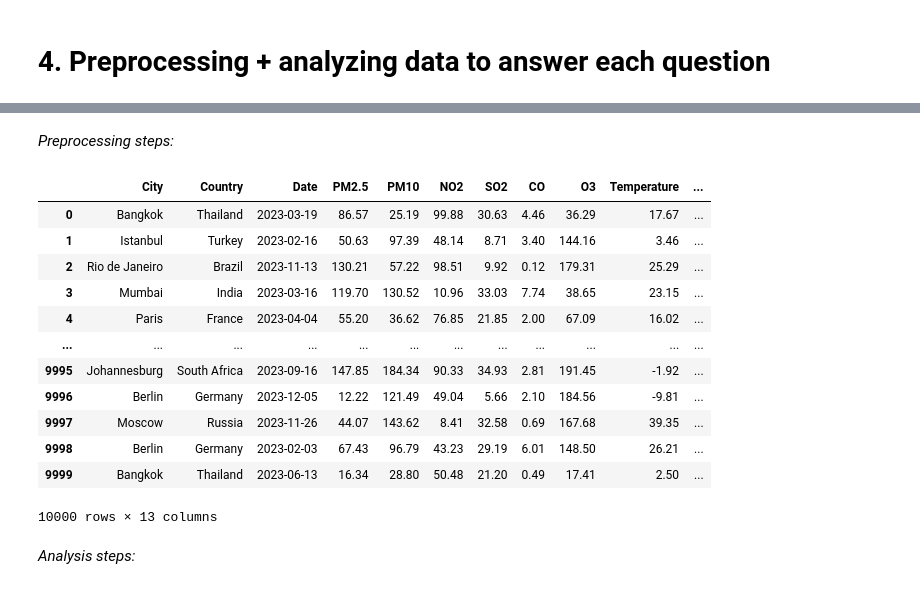
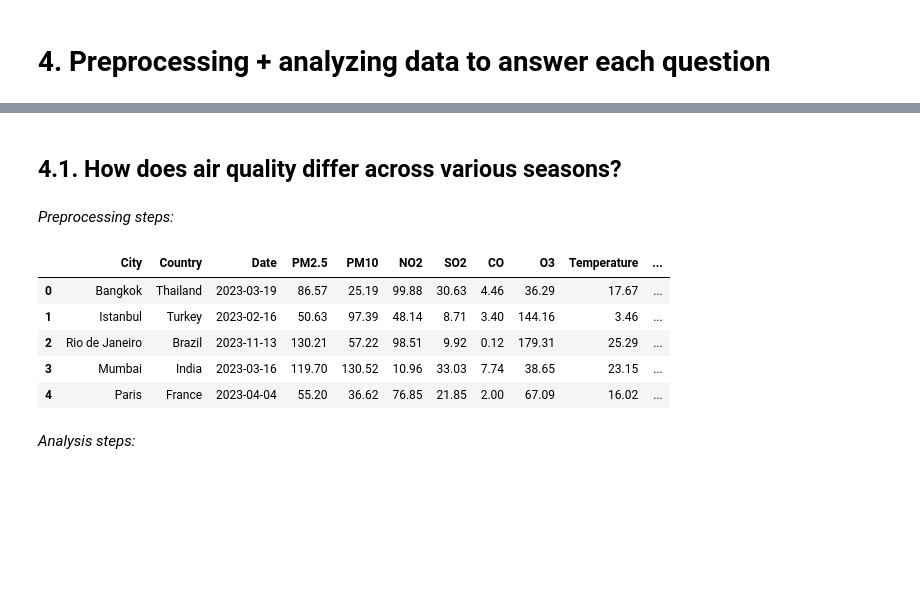
Before and after one commit to mtue04/P4DS-FinalProject-CapyData, a Jupyter notebook: notebooks/question_analyzing.ipynb, the cells around one changed output, grey strips where cells are left out. Saved outputs shown, nothing was run; the diff lists cells and outputs as text; code cells hidden in the pictures; blank space fills up the shorter version.

```diff
--- a/notebooks/question_analyzing.ipynb
+++ b/notebooks/question_analyzing.ipynb
@@ -46,3 +128,5 @@ df
+# %% [markdown]
+## 4.1. How does air quality differ across various seasons?
 # %% [markdown]
 *Preprocessing steps:*
 # %%
@@ -123,17 +241,9 @@ def calculate_us_aqi(row):
-# %%
-df['US_AQI'] = df.apply(calculate_us_aqi, axis=1)
-df
-# %% [output]
-|  | City | Country | Date | PM2.5 | PM10 | NO2 | SO2 | CO | O3 | Temperature | ... |
-| 0 | Bangkok | Thailand | 2023-03-19 | 86.57 | 25.19 | 99.88 | 30.63 | 4.46 | 36.29 | 17.67 | ... |
-| 1 | Istanbul | Turkey | 2023-02-16 | 50.63 | 97.39 | 48.14 | 8.71 | 3.40 | 144.16 | 3.46 | ... |
-| 2 | Rio de Janeiro | Brazil | 2023-11-13 | 130.21 | 57.22 | 98.51 | 9.92 | 0.12 | 179.31 | 25.29 | ... |
-| 3 | Mumbai | India | 2023-03-16 | 119.70 | 130.52 | 10.96 | 33.03 | 7.74 | 38.65 | 23.15 | ... |
-| 4 | Paris | France | 2023-04-04 | 55.20 | 36.62 | 76.85 | 21.85 | 2.00 | 67.09 | 16.02 | ... |
-| ... | ... | ... | ... | ... | ... | ... | ... | ... | ... | ... | ... |
-| 9995 | Johannesburg | South Africa | 2023-09-16 | 147.85 | 184.34 | 90.33 | 34.93 | 2.81 | 191.45 | -1.92 | ... |
-| 9996 | Berlin | Germany | 2023-12-05 | 12.22 | 121.49 | 49.04 | 5.66 | 2.10 | 184.56 | -9.81 | ... |
-| 9997 | Moscow | Russia | 2023-11-26 | 44.07 | 143.62 | 8.41 | 32.58 | 0.69 | 167.68 | 39.35 | ... |
-| 9998 | Berlin | Germany | 2023-02-03 | 67.43 | 96.79 | 43.23 | 29.19 | 6.01 | 148.50 | 26.21 | ... |
-| 9999 | Bangkok | Thailand | 2023-06-13 | 16.34 | 28.80 | 50.48 | 21.20 | 0.49 | 17.41 | 2.50 | ... |
-10000 rows × 13 columns
+# %%
+df.head(5)
+# %% [output]
+|  | City | Country | Date | PM2.5 | PM10 | NO2 | SO2 | CO | O3 | Temperature | ... |
+| 0 | Bangkok | Thailand | 2023-03-19 | 86.57 | 25.19 | 99.88 | 30.63 | 4.46 | 36.29 | 17.67 | ... |
+| 1 | Istanbul | Turkey | 2023-02-16 | 50.63 | 97.39 | 48.14 | 8.71 | 3.40 | 144.16 | 3.46 | ... |
+| 2 | Rio de Janeiro | Brazil | 2023-11-13 | 130.21 | 57.22 | 98.51 | 9.92 | 0.12 | 179.31 | 25.29 | ... |
+| 3 | Mumbai | India | 2023-03-16 | 119.70 | 130.52 | 10.96 | 33.03 | 7.74 | 38.65 | 23.15 | ... |
+| 4 | Paris | France | 2023-04-04 | 55.20 | 36.62 | 76.85 | 21.85 | 2.00 | 67.09 | 16.02 | ... |
```
Also changed, not shown: parts of 55 cells of this notebook.
